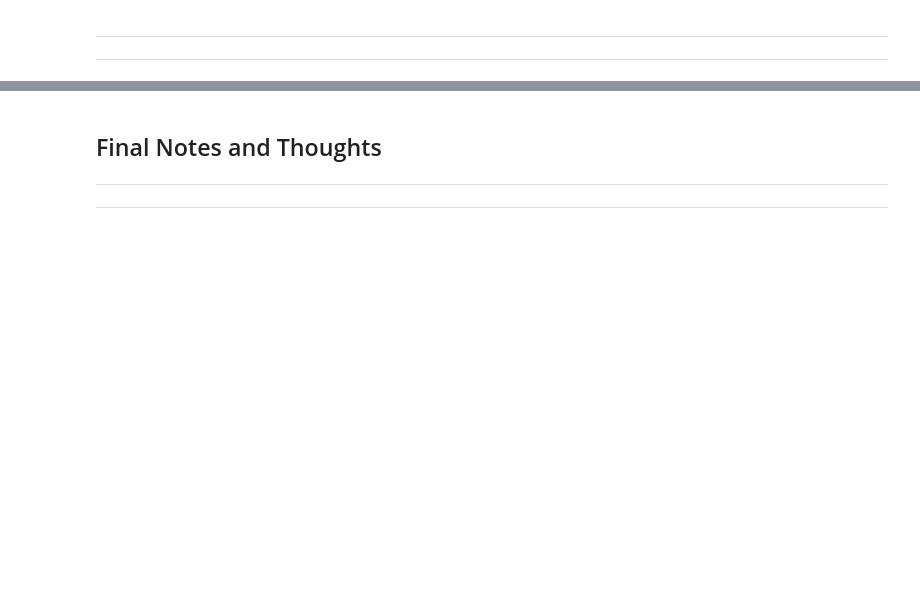
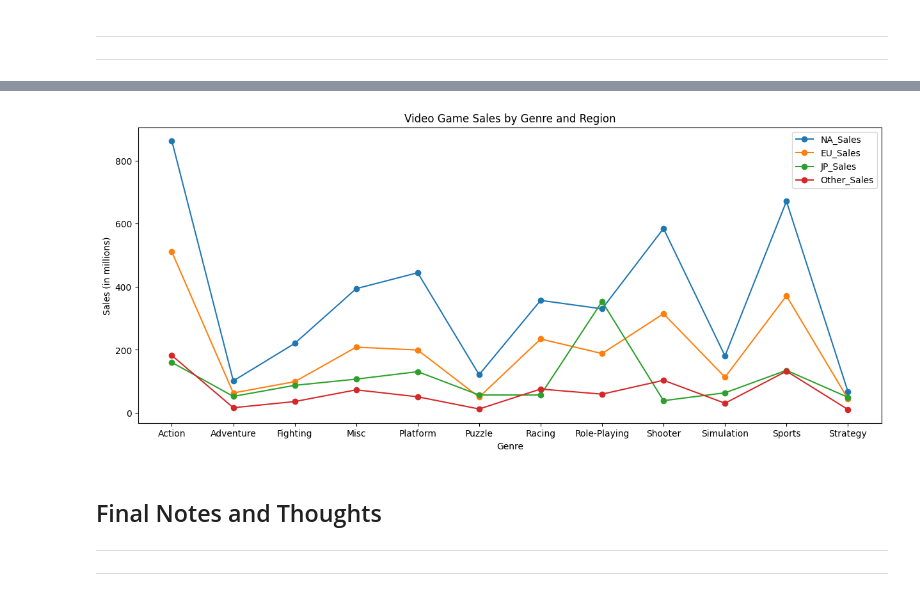
Before and after one commit to jsmither10/video-game-trends, a Jupyter notebook: data-review.ipynb, the cells around one changed output, grey strips where cells are left out. Cells and saved outputs as stored; diff of their text form; code cells hidden in the pictures; blank space fills up the shorter version.

```diff
--- a/data-review.ipynb
+++ b/data-review.ipynb
@@ -460,3 +476,26 @@ fig.show()
+# %%
+# create a new figure
+fig = plt.figure(figsize=(15, 6))
+
+# add a single subplot
+ax = fig.add_subplot(1, 1, 1)
+
+# plot each sales region as a separate line
+for col in genre_grouped_region.columns:
+    ax.plot(genre_grouped_region.index, genre_grouped_region[col], label=col, marker='o')
+
+# add x- and y-axis labels
+ax.set_xlabel('Genre')
+ax.set_ylabel('Sales (in millions)')
+
+# add a title and legend
+ax.set_title('Video Game Sales by Genre and Region')
+ax.legend()
+
+# display the plot
+plt.show()
+# %% [output]
+[figure, added]
 # %% [markdown]
 <a id='Notes'></a>
 ## <font color='289C4E'>Final Notes and Thoughts<font color='289C4E'>
```
Also changed, not shown: parts of 6 cells of this notebook.
